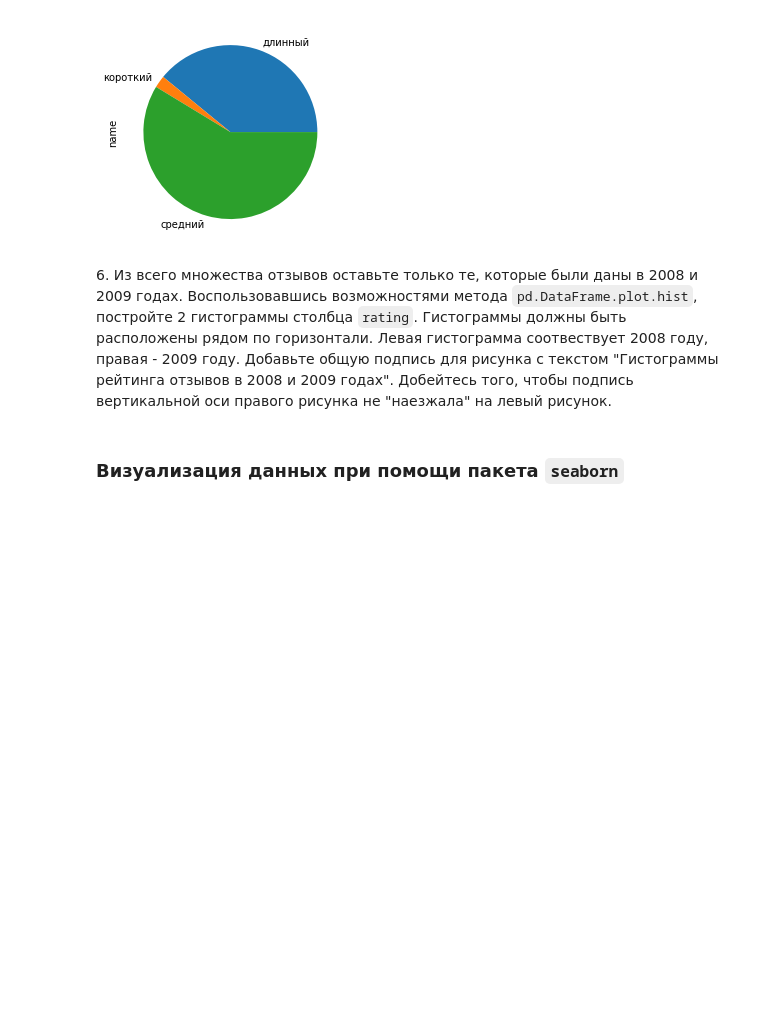
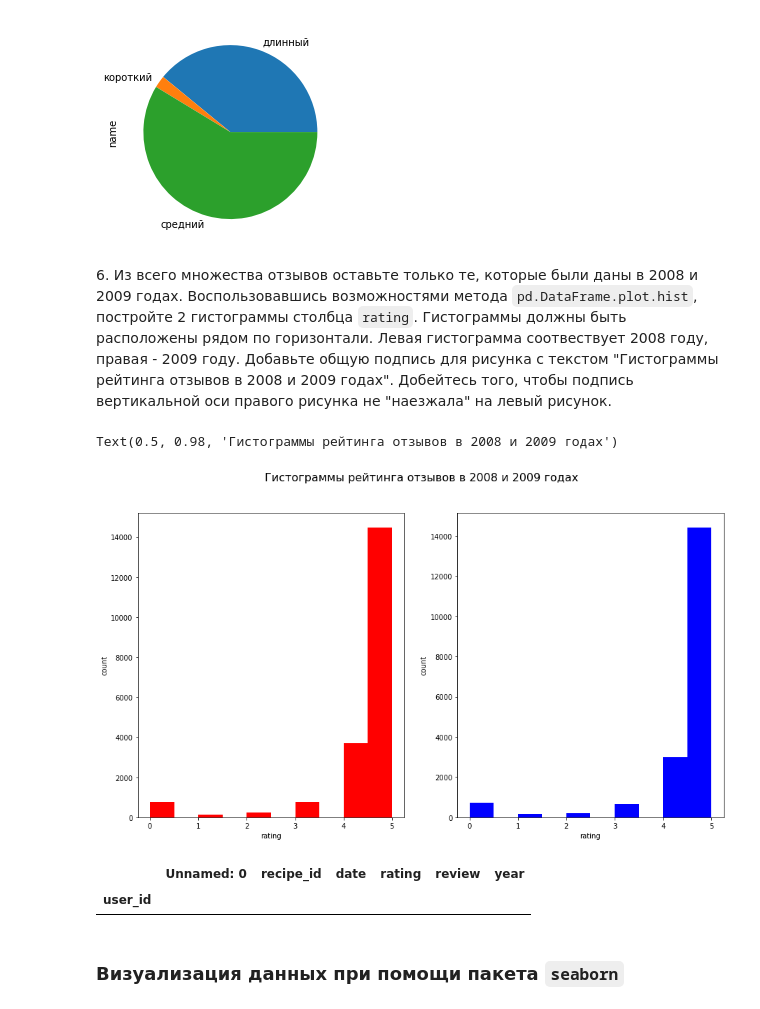
Before and after one commit to alexrzntsv/TOBD-FU, a Jupyter notebook: 5.visualization/05_visualization.ipynb, the cells around one changed output. Drawn from its saved outputs; the diff is of its cells as text; code cells hidden in the pictures; blank space fills up the shorter version.

```diff
--- a/5.visualization/05_visualization.ipynb
+++ b/5.visualization/05_visualization.ipynb
@@ -292,6 +296,32 @@ recipes.groupby('group').count().name.plot(kind='pie')
 [figure]
 # %% [markdown]
 6\. Из всего множества отзывов оставьте только те, которые были даны в 2008 и 2009 годах. Воспользовавшись возможностями метода `pd.DataFrame.plot.hist`, постройте 2 гистограммы столбца `rating`. Гистограммы должны быть расположены рядом по горизонтали. Левая гистограмма соотвествует 2008 году, правая - 2009 году. Добавьте общую подпись для рисунка с текстом "Гистограммы рейтинга отзывов в 2008 и 2009 годах". Добейтесь того, чтобы подпись вертикальной оси правого рисунка не "наезжала" на левый рисунок.
+# %%
+reviews['year'] = reviews['date'].astype(str).apply(lambda s: s.split('-')[0])
+# %%
+reviews_2008 = reviews.loc[(reviews['year'] == '2008')]
+reviews_2009 = reviews.loc[(reviews['year'] == '2009')]
+# %%
+fig, (ax0, ax1) = plt.subplots(nrows=1, ncols=2, figsize=(15,8))
+
+#---------------------------------------
+reviews_2008['rating'].plot.hist(ax=ax0, color='red')
+ax0.set_ylabel('count')
+ax0.set_xlabel("rating")
+#---------------------------------------
+reviews_2009['rating'].plot.hist(ax=ax1, color='blue')
+ax1.set_ylabel('count')
+ax1.set_xlabel("rating")
+
+fig.suptitle("Гистограммы рейтинга отзывов в 2008 и 2009 годах", fontsize=16)
+# %% [output]
+Text(0.5, 0.98, 'Гистограммы рейтинга отзывов в 2008 и 2009 годах')
+[figure, added]
+# %%
+reviews_2009
+# %% [output]
+|  | Unnamed: 0 | recipe_id | date | rating | review | year |
+| user_id |  |  |  |  |  |  |
 # %% [markdown]
 ### Визуализация данных при помощи пакета `seaborn`
 # %% [markdown]
```
Also changed, not shown: parts of 8 cells of this notebook.
